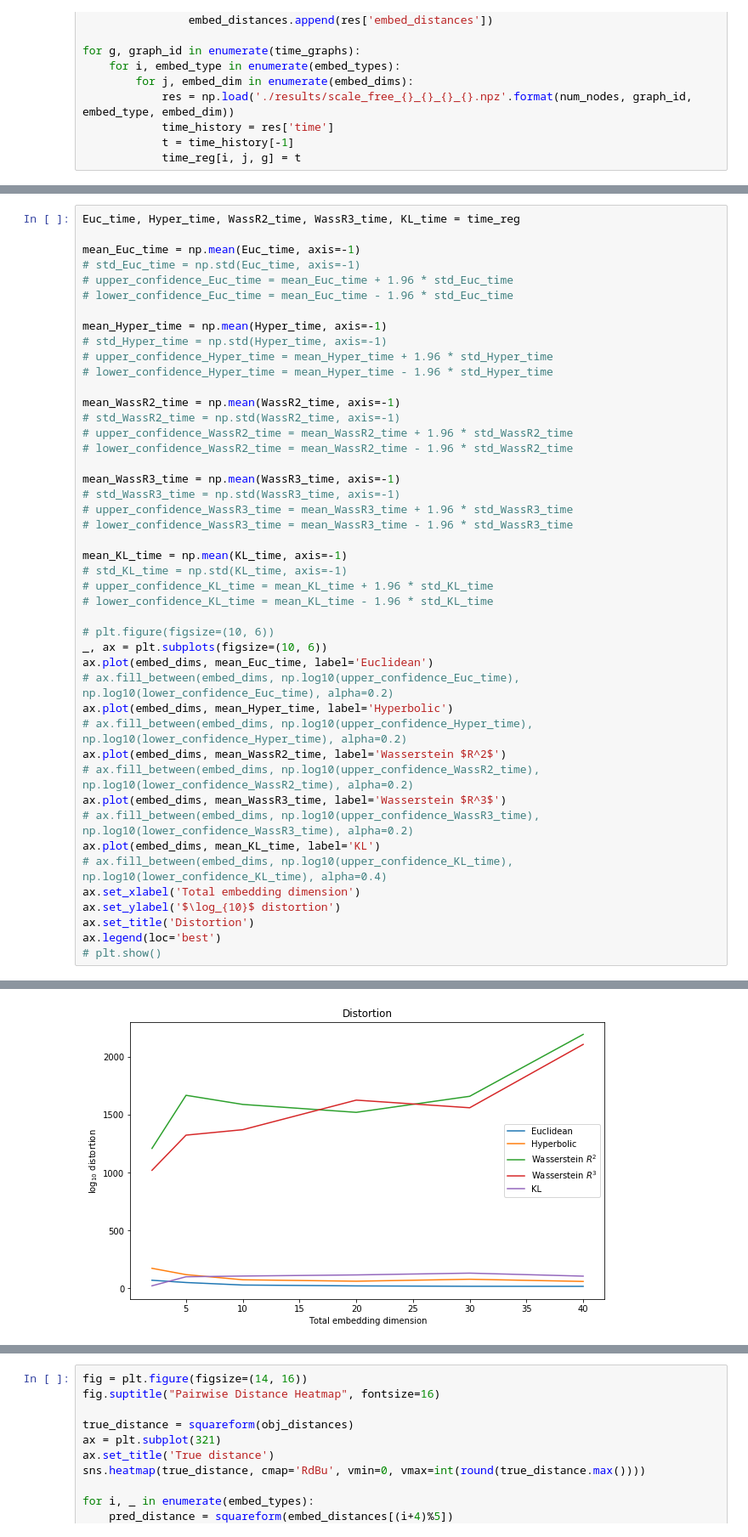
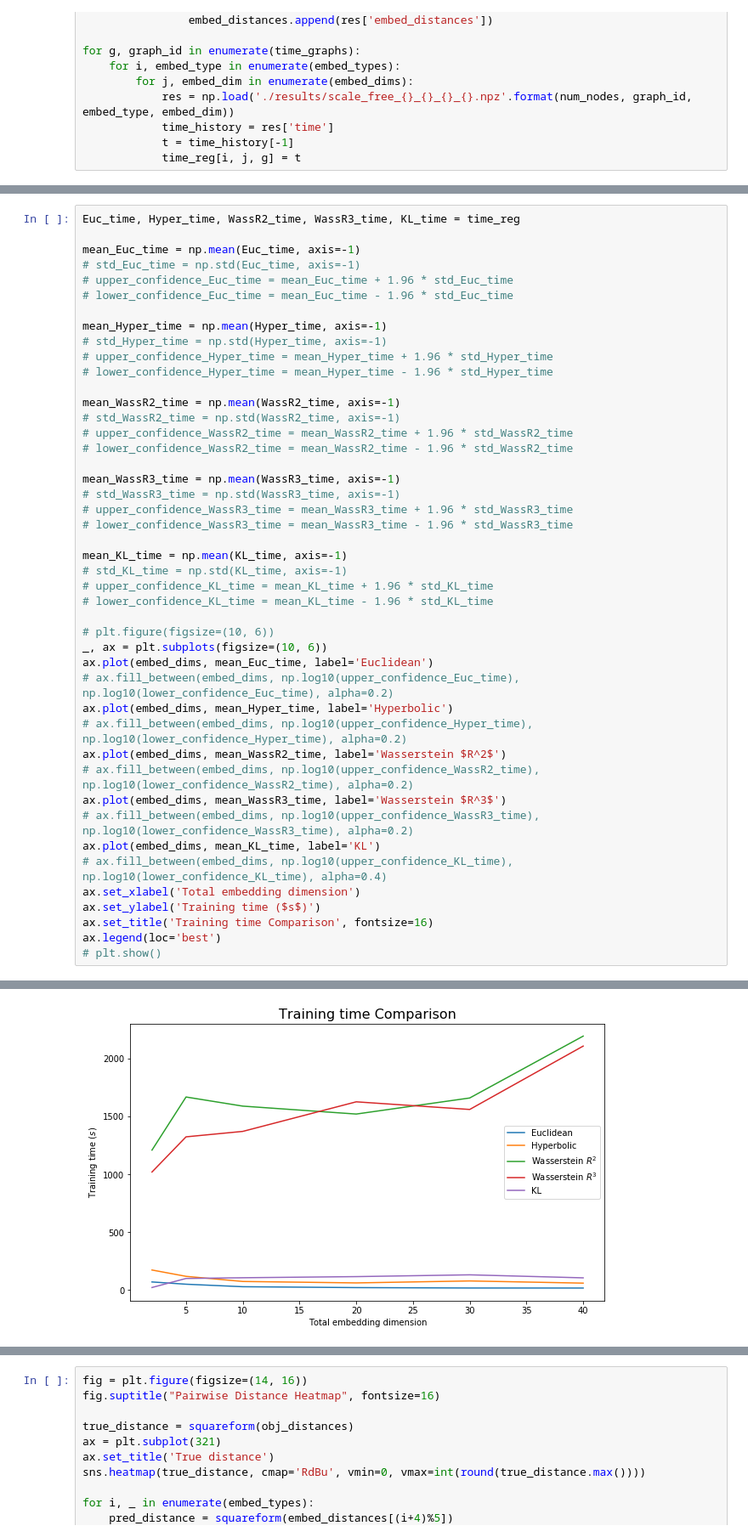
Before and after one commit to svenhsia/Entropic-Wasserstein-Embedding, a Jupyter notebook: main.ipynb, the cells around one changed output, grey strips where cells are left out. Shown: that part at 85% size. Drawn from its saved outputs; the diff is of its cells as text.

```diff
--- a/main.ipynb
+++ b/main.ipynb
@@ -112,36 +112,36 @@ mean_WassR2_time = np.mean(WassR2_time, axis=-1)
 # upper_confidence_WassR2_time = mean_WassR2_time + 1.96 * std_WassR2_time
 # lower_confidence_WassR2_time = mean_WassR2_time - 1.96 * std_WassR2_time
 
 mean_WassR3_time = np.mean(WassR3_time, axis=-1)
 # std_WassR3_time = np.std(WassR3_time, axis=-1)
 # upper_confidence_WassR3_time = mean_WassR3_time + 1.96 * std_WassR3_time
 # lower_confidence_WassR3_time = mean_WassR3_time - 1.96 * std_WassR3_time
 
 mean_KL_time = np.mean(KL_time, axis=-1)
 # std_KL_time = np.std(KL_time, axis=-1)
 # upper_confidence_KL_time = mean_KL_time + 1.96 * std_KL_time
 # lower_confidence_KL_time = mean_KL_time - 1.96 * std_KL_time
 
 # plt.figure(figsize=(10, 6))
 _, ax = plt.subplots(figsize=(10, 6))
 ax.plot(embed_dims, mean_Euc_time, label='Euclidean')
 # ax.fill_between(embed_dims, np.log10(upper_confidence_Euc_time), np.log10(lower_confidence_Euc_time), alpha=0.2)
 ax.plot(embed_dims, mean_Hyper_time, label='Hyperbolic')
 # ax.fill_between(embed_dims, np.log10(upper_confidence_Hyper_time), np.log10(lower_confidence_Hyper_time), alpha=0.2)
 ax.plot(embed_dims, mean_WassR2_time, label='Wasserstein $R^2$')
 # ax.fill_between(embed_dims, np.log10(upper_confidence_WassR2_time), np.log10(lower_confidence_WassR2_time), alpha=0.2)
 ax.plot(embed_dims, mean_WassR3_time, label='Wasserstein $R^3$')
 # ax.fill_between(embed_dims, np.log10(upper_confidence_WassR3_time), np.log10(lower_confidence_WassR3_time), alpha=0.2)
 ax.plot(embed_dims, mean_KL_time, label='KL')
 # ax.fill_between(embed_dims, np.log10(upper_confidence_KL_time), np.log10(lower_confidence_KL_time), alpha=0.4)
 ax.set_xlabel('Total embedding dimension')
-ax.set_ylabel('$\log_{10}$ distortion')
-ax.set_title('Distortion')
+ax.set_ylabel('Training time ($s$)')
+ax.set_title('Training time Comparison', fontsize=16)
 ax.legend(loc='best')
 # plt.show()
 # %% [output]
 <matplotlib.legend.Legend at 0x...>
-[figure, old version]
+[figure, new version]
 # %%
 print(Hyper_loss)
 print(mean_Hyper_loss)
```
Also changed, not shown: parts of 3 cells of this notebook, 1 other file.
